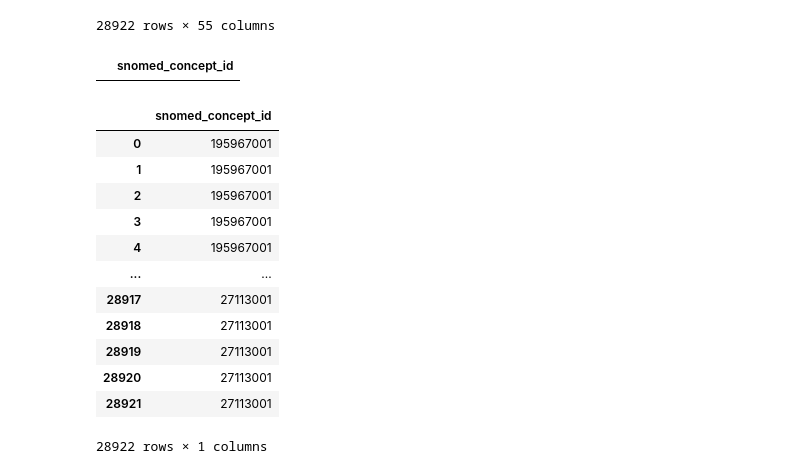
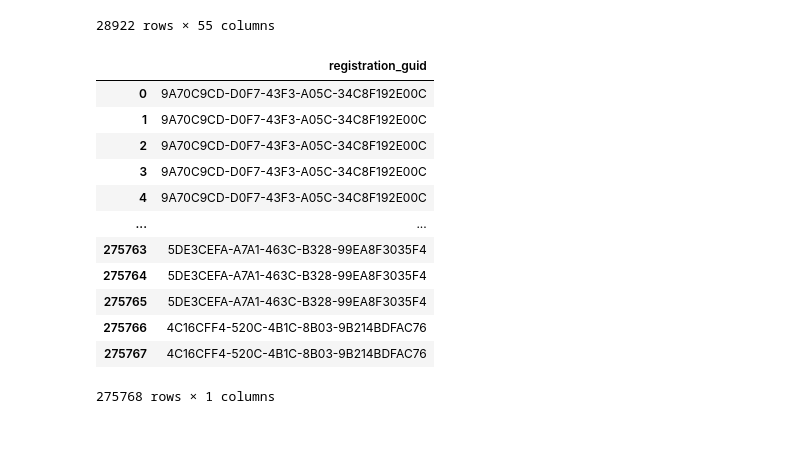
Before and after one commit to rpenn97/EMIS_task, a Jupyter notebook: solution/solution_py.ipynb, the cells around one changed output. Cells and saved outputs as stored; diff of their text form; code cells hidden in the pictures; blank space fills up the shorter version.

```diff
--- a/solution/solution_py.ipynb
+++ b/solution/solution_py.ipynb
@@ -189,28 +189,22 @@ psql.sqldf("""
 | 28920 | false | 253677014 | None | false | false | 1672871000006114 | ... |
 | 28921 | false | 253677014 | None | false | false | 1672871000006114 | ... |
 28922 rows × 55 columns
-# %%
-psql.sqldf("""
-           SELECT t.snomed_concept_id FROM clinical_codes t
-           WHERE t.snomed_concept_id = 185731000 """)
-# %% [output]
-|  | snomed_concept_id |
-# %%
-psql.sqldf("""
-           SELECT t.snomed_concept_id FROM observation_table t
-           INNER JOIN clinical_codes o ON (t.snomed_concept_id = o.snomed_concept_id)
-           """)
-# %% [output]
-|  | snomed_concept_id |
-| 0 | 195967001 |
-| 1 | 195967001 |
-| 2 | 195967001 |
-| 3 | 195967001 |
-| 4 | 195967001 |
-| ... | ... |
-| 28917 | 27113001 |
-| 28918 | 27113001 |
-| 28919 | 27113001 |
-| 28920 | 27113001 |
-| 28921 | 27113001 |
-28922 rows × 1 columns
+# %%
+psql.sqldf("""
+           SELECT p.registration_guid FROM patient p
+           INNER JOIN observation_table m ON (p.registration_guid = m.registration_guid)
+           """)
+# %% [output]
+|  | registration_guid |
+| 0 | 9A70C9CD-D0F7-43F3-A05C-34C8F192E00C |
+| 1 | 9A70C9CD-D0F7-43F3-A05C-34C8F192E00C |
+| 2 | 9A70C9CD-D0F7-43F3-A05C-34C8F192E00C |
+| 3 | 9A70C9CD-D0F7-43F3-A05C-34C8F192E00C |
+| 4 | 9A70C9CD-D0F7-43F3-A05C-34C8F192E00C |
+| ... | ... |
+| 275763 | 5DE3CEFA-A7A1-463C-B328-99EA8F3035F4 |
+| 275764 | 5DE3CEFA-A7A1-463C-B328-99EA8F3035F4 |
+| 275765 | 5DE3CEFA-A7A1-463C-B328-99EA8F3035F4 |
+| 275766 | 4C16CFF4-520C-4B1C-8B03-9B214BDFAC76 |
+| 275767 | 4C16CFF4-520C-4B1C-8B03-9B214BDFAC76 |
+275768 rows × 1 columns
```
Also changed, not shown: parts of 3 cells of this notebook.
